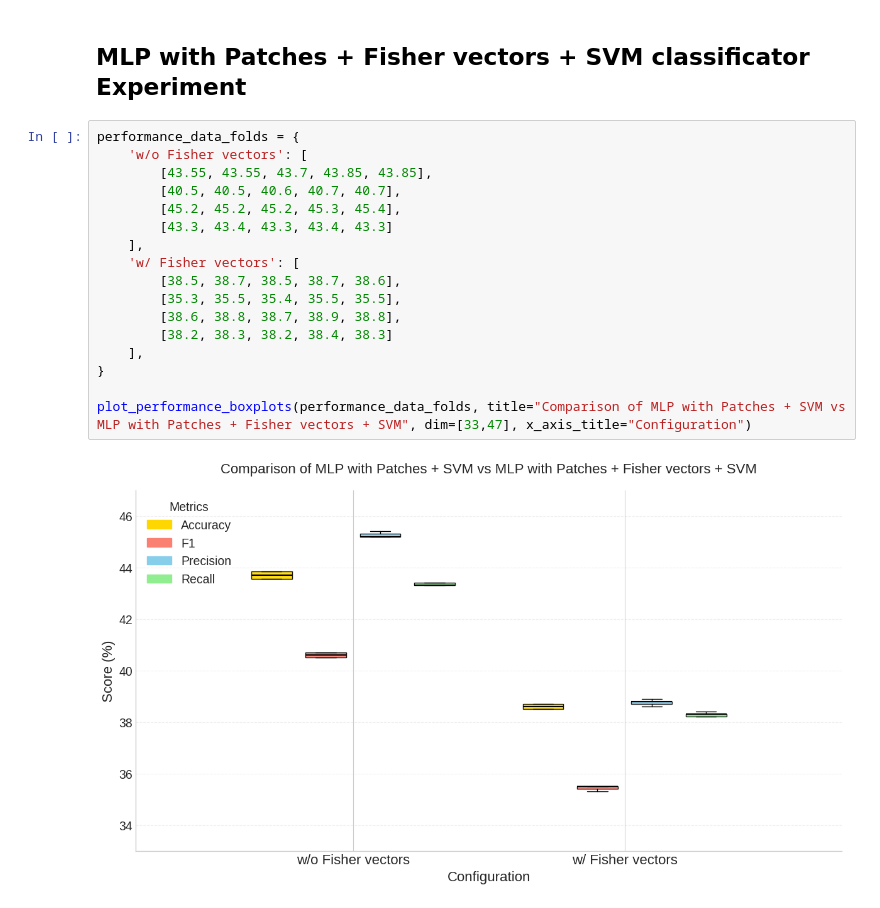
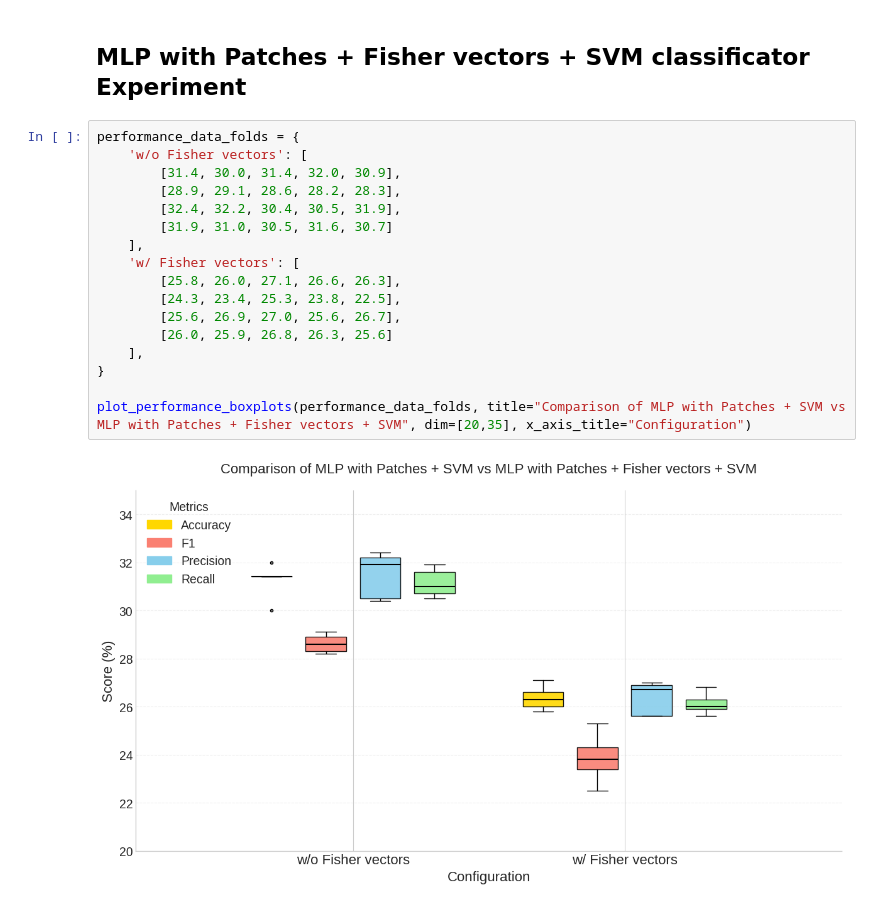
Before and after one commit to MCV-C3/project-5, a Jupyter notebook: Week2/plots.ipynb, the cells around one changed output. Drawn from its saved outputs; the diff is of its cells as text.

```diff
--- a/Week2/plots.ipynb
+++ b/Week2/plots.ipynb
@@ -311,19 +359,19 @@ plot_spatial_pyramids_boxplots(performance_image_size, title="Impact of Patches
 # %%
 performance_data_folds = {
     'w/o Fisher vectors': [
-        [43.55, 43.55, 43.7, 43.85, 43.85],
-        [40.5, 40.5, 40.6, 40.7, 40.7],
-        [45.2, 45.2, 45.2, 45.3, 45.4],
-        [43.3, 43.4, 43.3, 43.4, 43.3]
+        [31.4, 30.0, 31.4, 32.0, 30.9],
+        [28.9, 29.1, 28.6, 28.2, 28.3],
+        [32.4, 32.2, 30.4, 30.5, 31.9],
+        [31.9, 31.0, 30.5, 31.6, 30.7]
     ],
     'w/ Fisher vectors': [
-        [38.5, 38.7, 38.5, 38.7, 38.6],
-        [35.3, 35.5, 35.4, 35.5, 35.5],
-        [38.6, 38.8, 38.7, 38.9, 38.8],
-        [38.2, 38.3, 38.2, 38.4, 38.3]
+        [25.8, 26.0, 27.1, 26.6, 26.3],
+        [24.3, 23.4, 25.3, 23.8, 22.5],
+        [25.6, 26.9, 27.0, 25.6, 26.7],
+        [26.0, 25.9, 26.8, 26.3, 25.6]
     ],
 }
 
-plot_performance_boxplots(performance_data_folds, title="Comparison of MLP with Patches + SVM vs MLP with Patches + Fisher vectors + SVM", dim=[33,47], x_axis_title="Configuration")
+plot_performance_boxplots(performance_data_folds, title="Comparison of MLP with Patches + SVM vs MLP with Patches + Fisher vectors + SVM", dim=[20,35], x_axis_title="Configuration")
 # %% [output]
-[figure, old version]
+[figure, new version]
```
Also changed, not shown: parts of 2 cells of this notebook.
